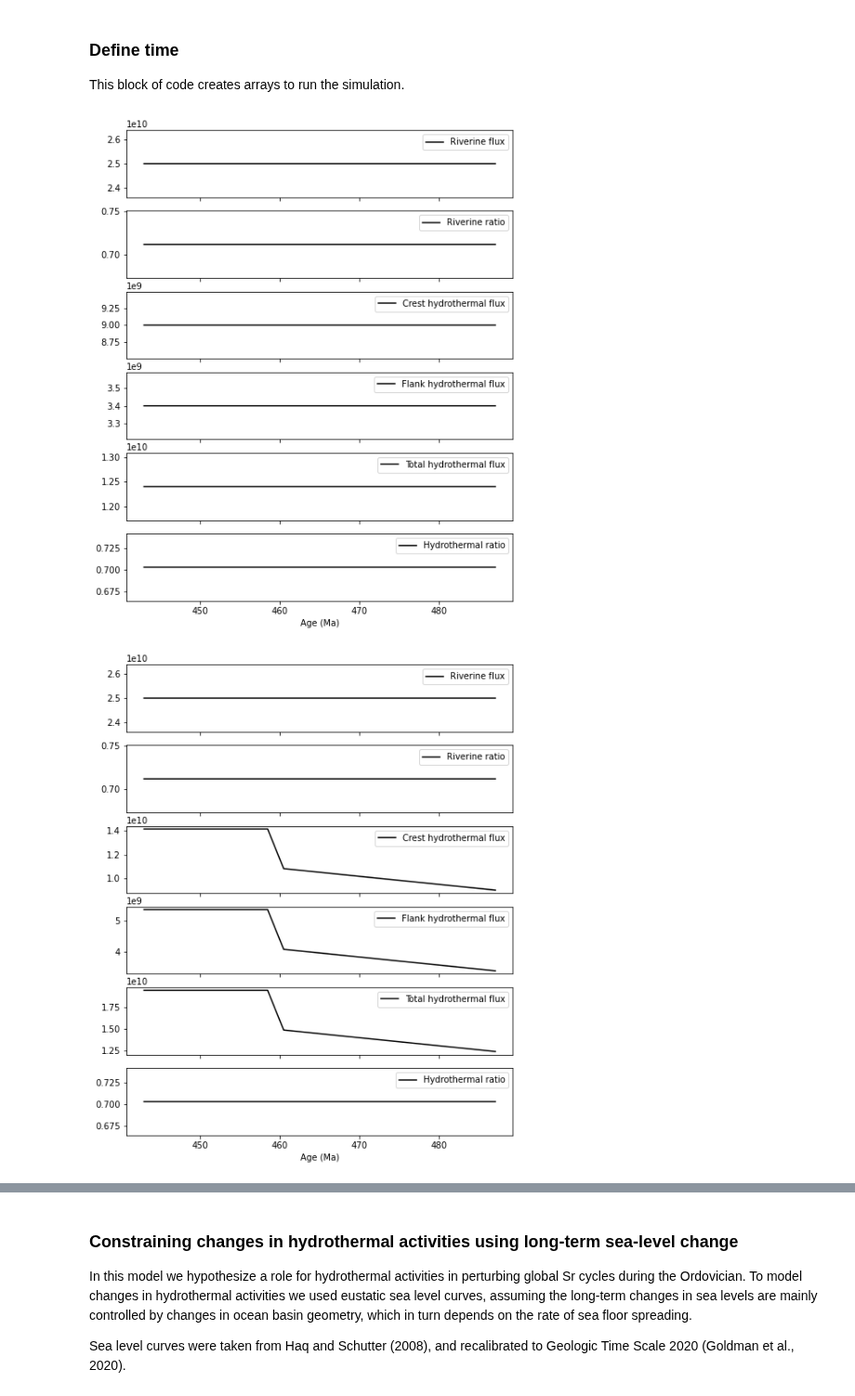
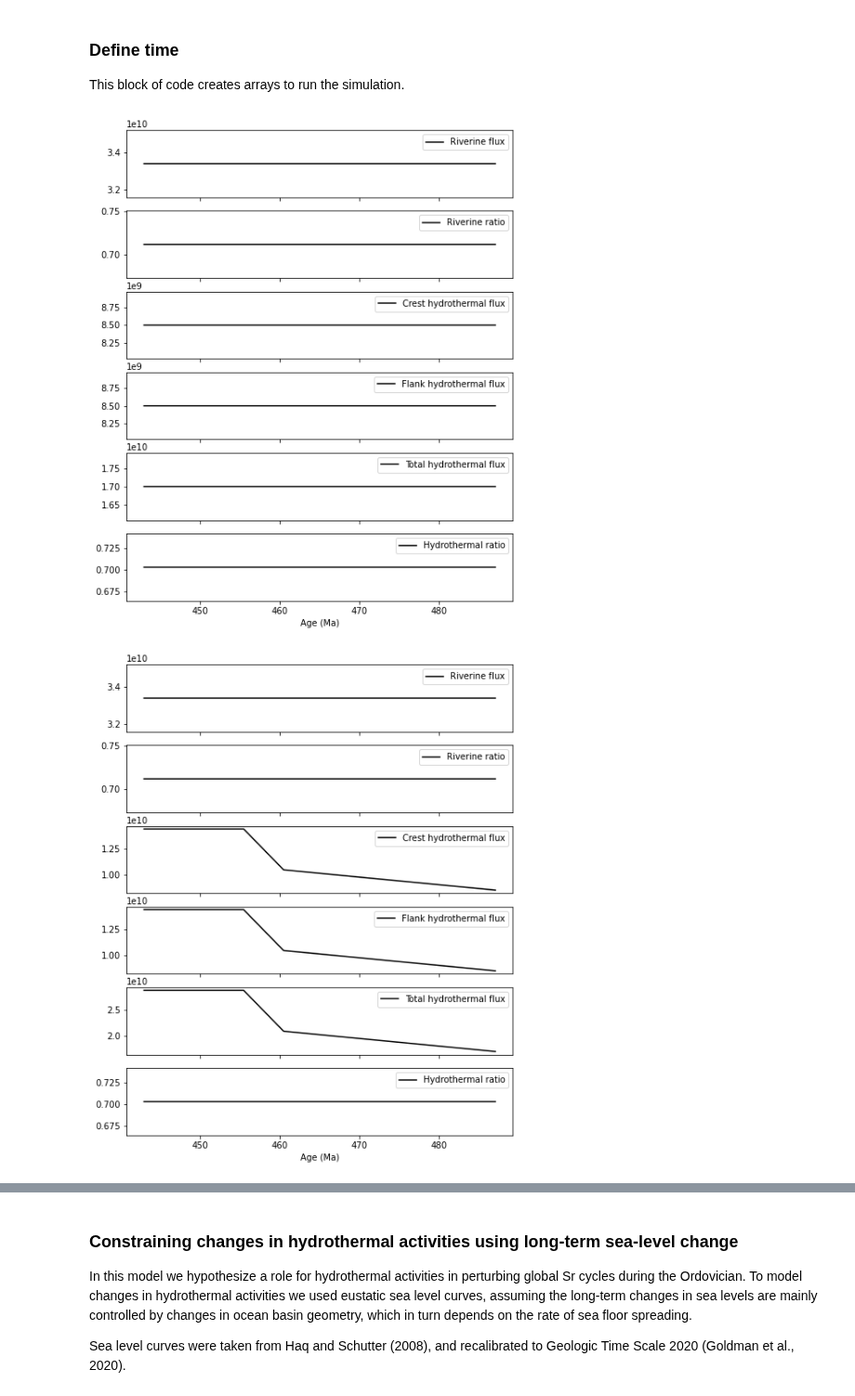
Before and after one commit to datuadiatma/avila_etal_2022, a Jupyter notebook: Notebook/Ordovician_Sr_Model.ipynb, the cells around one changed output, grey strips where cells are left out. Shown at 93% size. Saved outputs shown, nothing was run; the diff lists cells and outputs as text; code cells hidden in the pictures.

Commit message:
tweak intial values to match Palmer Edmond 1989, tweak sealevel scaling factor

```diff
--- a/Notebook/Ordovician_Sr_Model.ipynb
+++ b/Notebook/Ordovician_Sr_Model.ipynb
@@ -99,19 +99,20 @@ age = np.linspace(tmin, tmax, nt)             # age array (in Myr)
 # Initial values and paramaters
 # -----------------------------
 # Riverine flux
-Jriv0 = 2.5e10
+Jriv0 = 3.34e10
 Jriv = np.ones(nt) * Jriv0
 
-# Riverine isotopic ratio
+# Riverine isotopic ratio (Modern Palmer and Edmond, 1989 )
 Rriv0 = 0.7119
 Rriv = np.ones(nt) * Rriv0
 
+# Hydrothermal fluxes are calculated
 # Axial (crestal) hydrothermal flux
-Jhcrest0 = 9.00e9
+Jhcrest0 = 8.50e9
 Jhcrest = np.ones(nt) * Jhcrest0
 
 # Off-axis (flank) hydrothermal flux
-Jhflank0 = 3.4e9
+Jhflank0 = 8.50e9
 Jhflank = np.ones(nt) * Jhflank0
 
 # Total hydrothermal flux
@@ -119,8 +120,8 @@ Jh0 = Jhflank0 + Jhcrest0
 Jh = np.zeros(nt)
 Jh = Jhflank + Jhcrest
 
-# Hydrothermal isotopic ratio
-Rh0 = 0.7030
+# Hydrothermal isotopic ratio (Modern Palmer and Edmond(1989))
+Rh0 = 0.7033
 Rh = np.ones(nt) * Rh0
 
 # Array to store isotopic ratio of seawater and rate of change
@@ -148,49 +149,49 @@ for index, (key, value), in enumerate(params.items()):
 plt.savefig("../Figure/params.png")
 plt.savefig("../Figure/params.svg")
 # %% [output]
-[figure, old version]
+[figure, new version]
 # %%
 # System perturbation
 # -------------------
 # timing of perturbation in Ma
 start_age = 460 #i.e. the inflection point
-stop_age = 458 #where the flux stabilizes into a new baseline
+stop_age = 455 #where the flux stabilizes into a new baseline
 
 # convert age to array index
 start = np.where(np.round(age)==start_age)[0][0]
 stop = np.where(np.round(age)==stop_age)[0][0]
 
 # perturb the system by increasing hydrothermal flux
-f1 = 1.2 #times the baseline
+f1 = 1.23 #times the baseline
 Jhflank[:start] = np.linspace(Jhflank0, Jhflank0*f1, start)
 Jhcrest[:start] = np.linspace(Jhcrest0, Jhcrest0*f1, start)
 
-f2 = 1.31 #times the inflection point flux
+f2 = 1.38 #times the inflection point flux
 Jhflank[start:stop] = np.linspace(Jhflank[start-1], Jhflank[start-1]*f2, (stop-start))
 Jhflank[stop:] = np.ones(len(Jhflank)-stop) * (Jhflank[stop-1])
 Jhcrest[start:stop] = np.linspace(Jhcrest[start-1], Jhcrest[start-1]*f2, (stop-start))
 Jhcrest[stop:] = np.ones(len(Jhcrest)-stop) * (Jhcrest[stop-1])
 
 Jh = Jhflank + Jhcrest
 
 params = {
     'Riverine flux':Jriv,
     'Riverine ratio':Rriv,
     'Crest hydrothermal flux':Jhcrest,
     'Flank hydrothermal flux':Jhflank,
     'Total hydrothermal flux':Jh,
     'Hydrothermal ratio':Rh}
 
 fig, ax = plt.subplots(len(params), figsize=(8,10), sharex=True)
 for index, (key, value), in enumerate(params.items()):
     ax[index].plot(age, value, c='k',label=key)
     ax[index].legend(loc='upper right')
     ax[-1].set_xlabel('Age (Ma)')
 
 plt.savefig("../Figure/Params_perturbed.png")
 plt.savefig("../Figure/Params_perturbed.svg")
 # %% [output]
-[figure, old version]
+[figure, new version]
 # %%
 # Run the model
 # -------------
```
Also changed, not shown: parts of 16 cells of this notebook, 24 other files.
